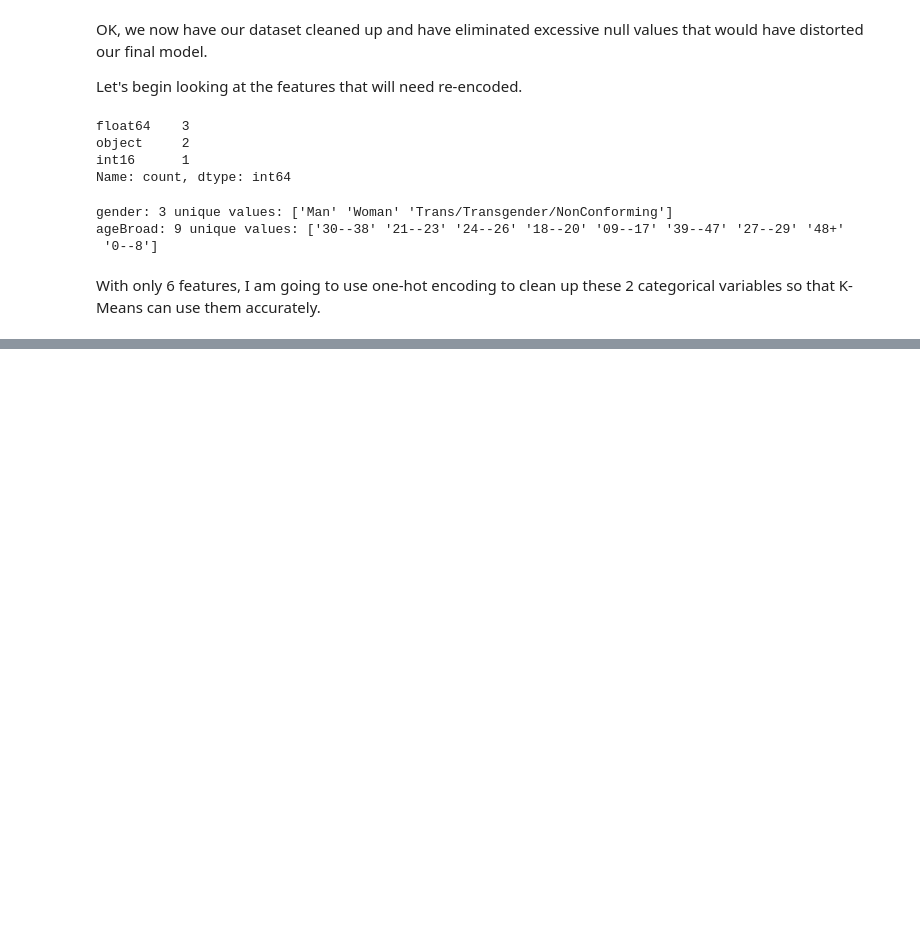
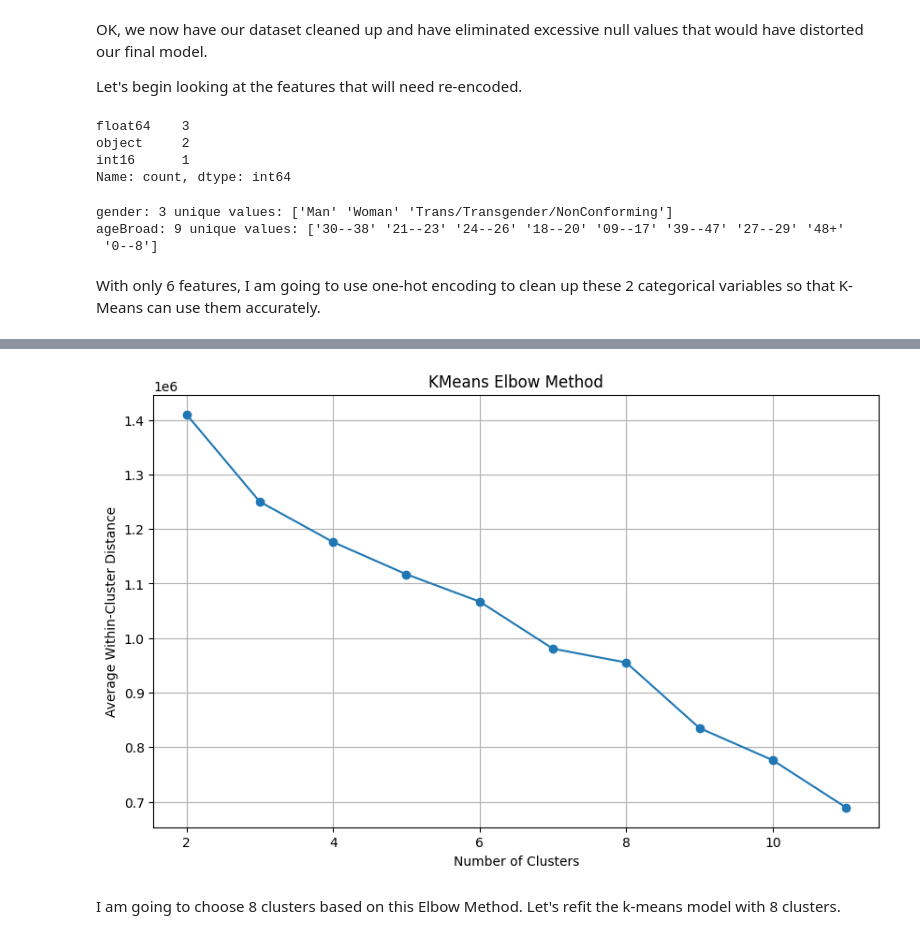
Before and after one commit to C-Shells/D502-Data-Analytics-Capstone, a Jupyter notebook: data_analysis.ipynb, the cells around one changed output, grey strips where cells are left out. Drawn from its saved outputs; the diff is of its cells as text; code cells hidden in the pictures; blank space fills up the shorter version.

```diff
--- a/data_analysis.ipynb
+++ b/data_analysis.ipynb
@@ -947,0 +1100,15 @@ With only 6 features, I am going to use one-hot encoding to clean up these 2 cat
+# %%
+# Investigate the change in within-cluster distance across number of clusters.
+
+
+plt.figure(figsize=(10, 6))
+plt.plot(cluster_range, values, marker='o')
+plt.xlabel('Number of Clusters')
+plt.ylabel('Average Within-Cluster Distance')
+plt.title('KMeans Elbow Method')
+plt.grid(True)
+plt.show()
+# %% [output]
+[figure, added]
+# %% [markdown]
+I am going to choose 8 clusters based on this Elbow Method.  Let's refit the k-means model with 8 clusters.
```
Also changed, not shown: parts of 15 cells of this notebook.
